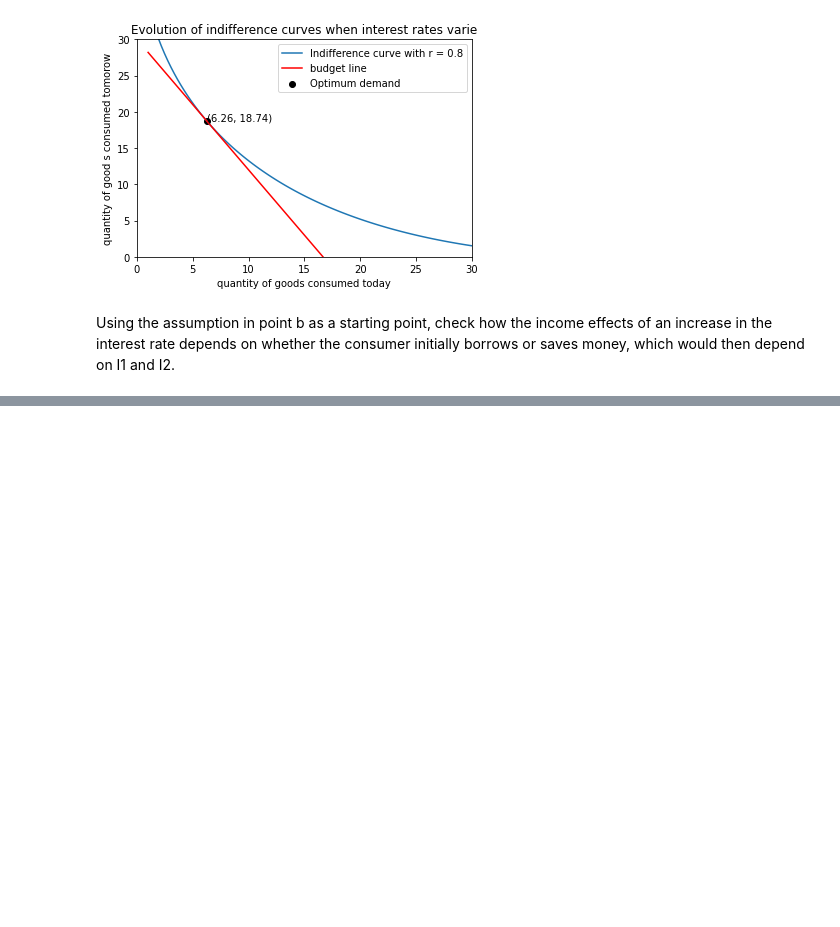
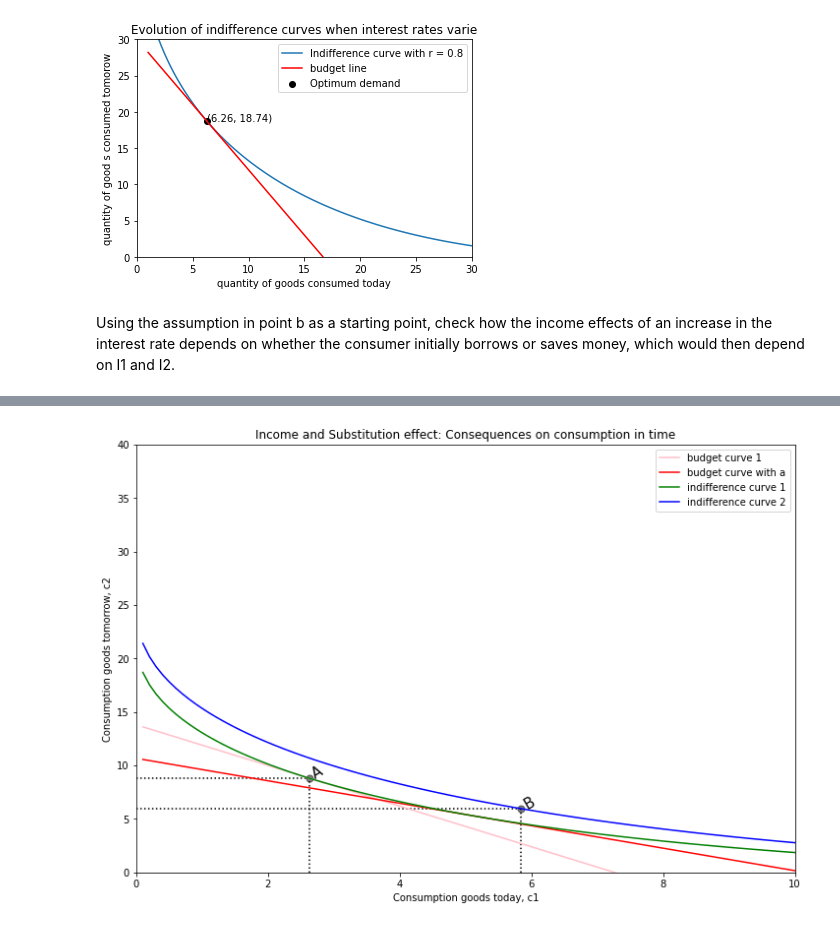
Before and after one commit to PaulineMalaguti/EBA3650, a Jupyter notebook: Lecture 5/QE_Problem_Set_5.ipynb, the cells around one changed output, grey strips where cells are left out. Drawn from its saved outputs; the diff is of its cells as text; code cells hidden in the pictures; blank space fills up the shorter version.

```diff
--- a/Lecture 5/QE_Problem_Set_5.ipynb
+++ b/Lecture 5/QE_Problem_Set_5.ipynb
@@ -211,0 +210,86 @@ In the case where we have a smaller interest-rate first (ie $r_1 = 0.1$), we see
+# %%
+def utility(c1, c2):
+    e = 0.5 ; q = 0.04
+    return np.power(c1,e)+(1/(1+q))*np.power(c2,e)
+
+def utility_budget(c1, ip_list):
+    I1 = ip_list[0] ; I2 = ip_list[1] ; r = ip_list[2]
+    c2 = I2 + (I1 - c1)*(1+r)
+    return utility(c1, c2)
+
+def demand(I1, I2, r):
+    c1 = newton_max(utility_budget, 0.1, [I1, I2, r])
+    c2 = I2 + (I1 - c1)*(1+r)
+    return c1, c2
+
+def indiff_dist(c2, mylist):
+    c1 = mylist[0] ; utility_level = mylist[1]
+    utitility_achieved = utility(c1,c2)
+    return utitility_achieved - utility_level
+
+def indifference(c1, util):
+    return newton_add(indiff_dist, 1, [c1,util])
+
+def indirect_utility(I1, I2, r):
+    c11, c22 = demand(I1, I2, r)
+    return utility(c11, c22)
+
+def diff_indirect_utilities(income_to_be_found,longlist):
+    I1 = longlist[0] ; I2 = longlist[1] ; r1 = longlist[2] ; r2 = longlist[3]
+    return indirect_utility(I1, I2, r1) - indirect_utility(I1,income_to_be_found,r2)
+
+# define the things we need
+I1 = 2 ; I2 = 10 ; r1 = 0.9 ; r2 = 0.05
+
+
+'''So this should find the income level that would together with prices 1 and 1 (the last two arguments)
+ would give the same utility as an income level of 10, together with prices 2 and 1'''
+a = newton_add(diff_indirect_utilities, 1, [I1, I2, r1, r2])
+# print(a)
+
+c1 = np.linspace(0.1, 10, 100) # quantity of good 1
+
+# plot with the new budget line as well
+plt.figure(figsize = (12, 8))
+
+# budget curve: price1 = 2, income = 10
+plt.plot(c1, I2 + (I1 - c1)*(1+r1), color = 'pink', label = 'budget curve 1')
+
+# budget curve: price1 = 1, income = a (gives the same utility as income of 10)
+plt.plot(c1, a + (I1 - c1)*(1+r2), color = 'red', label = 'budget curve with a')
+
+# get the utility levels
+u_bar = indirect_utility(I1, I2, r1)
+u_bar2 = indirect_utility(I1, I2, r2)
+
+#print(u_bar, u_bar2)
+
+# express utility max as a function of quantity of good 2
+c21 = np.zeros((100,1)) ; c22 = np.zeros((100,1))
+
+for idx in range(len(c1)):
+    c21[idx] = indifference(c1[idx], u_bar)
+    c22[idx] = indifference(c1[idx], u_bar2)
+
+plt.plot(c1, c21, label = 'indifference curve 1', color = 'green')
+plt.plot(c1, c22, label = 'indifference curve 2', color = 'blue')
+
+# find utility-maximising consumption bundle
+dems1 = demand(I1, I2, r1) ; plt.scatter(dems1[0], dems1[1],s=50,alpha=0.5,color='black')
+dems2 = demand(I1, I2, r2) ; plt.scatter(dems2[0], dems2[1],s=50,alpha=0.5,color='black')
+
+# make nice
+# plt.vlines(dems1[0], 8, 10.5, linestyles = 'dotted', color = 'k')
+# plt.vlines(dems2[0], 8, 10.5, linestyles = 'dotted', color = 'k')
+plt.annotate('A', xy = (dems1[0], dems1[1]), xycoords='data',rotation = 30, size=15)
+plt.annotate('B', xy = (dems2[0], dems2[1]), xycoords='data',rotation = 30, size=15)
+
+plt.vlines(dems1[0],0,dems1[1],linestyles='dotted')
+plt.vlines(dems2[0],0,dems2[1],linestyles='dotted')
+plt.hlines(dems1[1],0,dems1[0], linestyles='dotted')
+plt.hlines(dems2[1],0,dems2[0], linestyles='dotted')
+plt.ylim(0,40) ; plt.xlim(0,10)
+plt.title('Income and Substitution effect: Consequences on consumption in time')
+plt.xlabel('Consumption goods today, c1') ; plt.ylabel('Consumption goods tomorrow, c2')
+plt.legend(loc = 'upper right')
+# %% [output]
@@ -211,0 +297 @@ In the case where we have a smaller interest-rate first (ie $r_1 = 0.1$), we see
+[figure, added]
```
Also changed, not shown: parts of 9 cells of this notebook.
